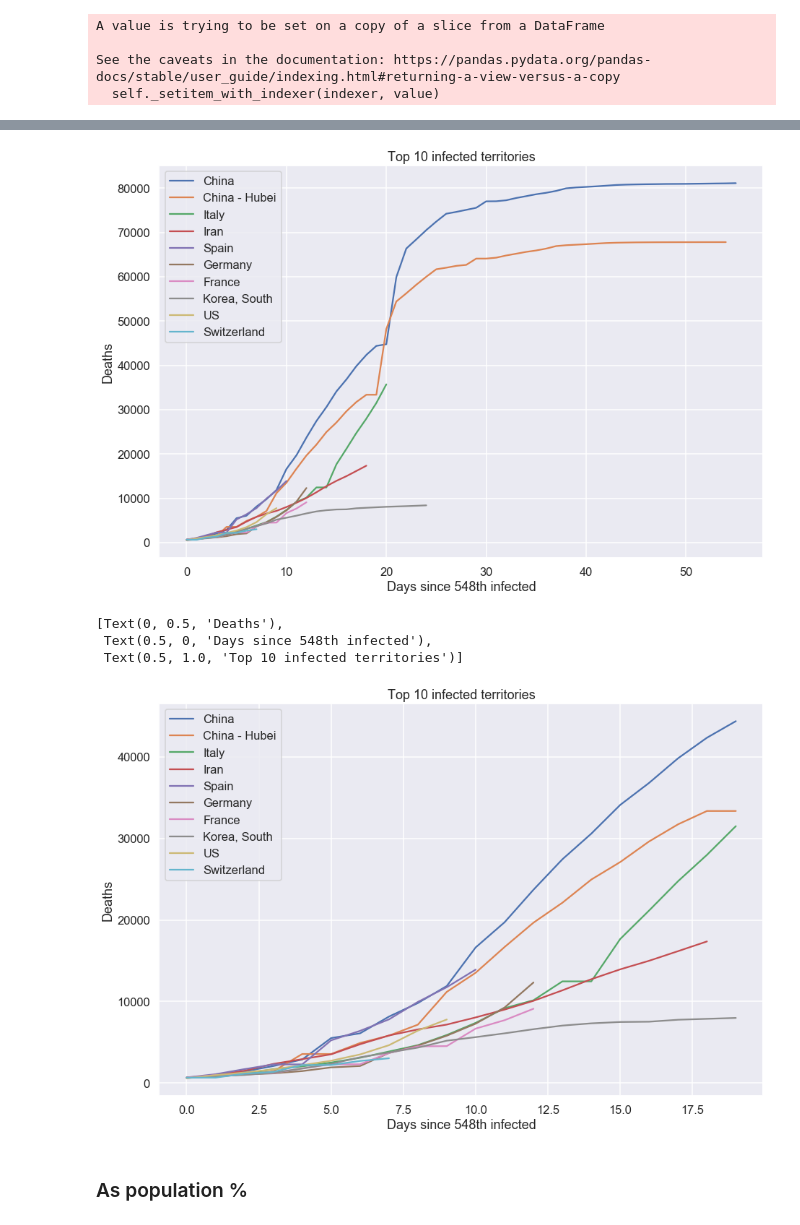
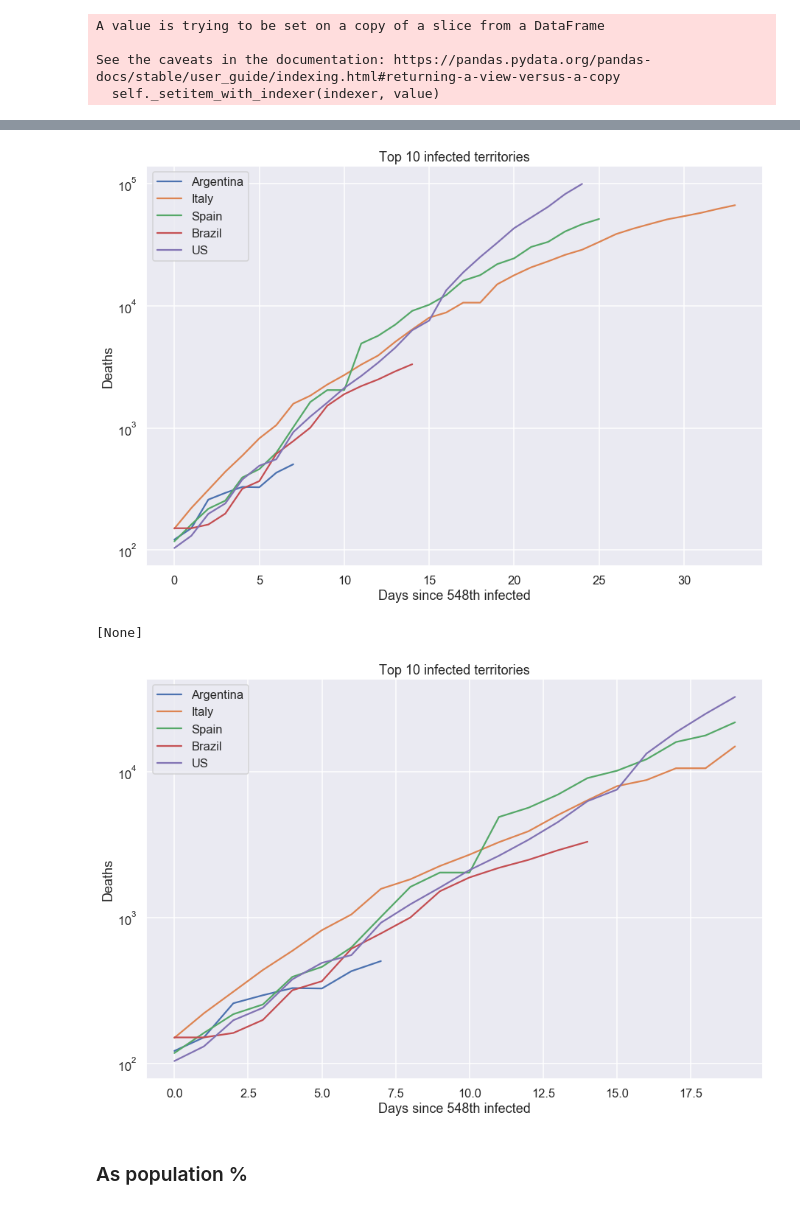
Before and after one commit to bleand/covid-19, a Jupyter notebook: Untitled.ipynb, the cells around one changed output, grey strips where cells are left out. Cells and saved outputs as stored; diff of their text form; code cells hidden in the pictures.

```diff
--- a/Untitled.ipynb
+++ b/Untitled.ipynb
@@ -84,0 +82,17 @@ for key, value in csse.items():
+# %%
+from datetime import timedelta
+for key, value in csse.items():
+    print(key)
+    print(value.shape)
+    missing_countries = set(territories) - set(value.columns)
+    print(missing_countries)
+    for country in missing_countries:
+        value[country] = np.nan
+    value.fillna(0, inplace=True)
+    print(value.shape)
+    while csse[key].shape[0] < csse['confirmed'].shape[0]:
+        new_row = value.iloc[len(value)-1:len(value)]
+        new_row.index += timedelta(days=1)
+        display(new_row)
+        csse[key] = pd.concat([value, new_row])
+    print(value.shape)
@@ -103,9 +139,11 @@ def delta(row, df, country, firstday = 0, days = 1):
         return 0
     else:
         return int(row[country] - df[df.dayofyear == (row.dayofyear - days)][country])
+# %%
+checkpoint = 100
 # %%
 def dayplus(row, df, country):
-    first_day = df[df[country] > 548].dayofyear.min()
+    first_day = df[df[country] > checkpoint].dayofyear.min()
     if np.isnan(first_day) or row.dayofyear <= first_day:
         return 0
     else:
@@ -131,7 +169,7 @@ for key, value in csse.items():
 # %%
 csse['ma'] = csse['absolute'].copy()
 # %%
-window = 5
+window = 2
 for ix, (time, row) in tqdm(enumerate(csse['ma'].iterrows())):
     for key in row.keys():
         if not key.endswith('_daysplus') and key not in ['Date', 'dayofyear']:
@@ -168,26 +206,27 @@ sns.lineplot(data=csse['absolute'][['non-China-Italy']], markers=True, dashes=Tr
 # %%
 plt.figure(figsize=(15, 10))
 sns.set_context("talk")
 #sns.lineplot(data=csse['confirmed'][['non-China-Italy_daily']], markers=True, dashes=False)
 #sns.lineplot(data=csse['recovered'][['non-China-Italy_daily']], markers=False, dashes=True)
-top_10 = list(csse['confirmed'][territories].iloc[len(csse['confirmed'])-1].sort_values(ascending=False).head(10).index)
-#countries = ['China', 'Italy',  'France', 'Germany', 'Iran', 'Korea, South', 'United Kingdom']#'US',
+#top_10 = list(csse['confirmed'][territories].iloc[len(csse['confirmed'])-1].sort_values(ascending=False).head(10).index)
+top_10 = ['Argentina', 'Italy',  'Spain', 'Brazil', 'US']#, 'Iran', 'Korea, South', 'United Kingdom']#'US',
 for c in top_10:
-    ax = sns.lineplot(x=csse['confirmed'][csse['confirmed'][c]>548][c+'_daysplus'],
-                 y=csse['confirmed'][csse['confirmed'][c]>548][c], markers=True, dashes=True, label=c)
+    ax = sns.lineplot(x=csse['absolute'][csse['confirmed'][c]>checkpoint][c+'_daysplus'],
+                 y=csse['absolute'][csse['confirmed'][c]>checkpoint][c], markers=True, dashes=True, label=c)
 ax.set(xlabel='Days since 548th infected', ylabel='Deaths', title='Top 10 infected territories')
+ax.set(yscale="log")
+
 plt.show()
 plt.figure(figsize=(15, 10))
 for c in top_10:
-    ax = sns.lineplot(x=csse['confirmed'][(csse['absolute'][c]>548) & (csse['confirmed'][c+'_daysplus']<20)][c+'_daysplus'],
-                 y=csse['confirmed'][(csse['absolute'][c]>548) & (csse['confirmed'][c+'_daysplus']<20)][c], markers=True, dashes=True, label=c)
+    ax = sns.lineplot(x=csse['absolute'][(csse['absolute'][c]>checkpoint) & (csse['confirmed'][c+'_daysplus']<20)][c+'_daysplus'],
+                 y=csse['absolute'][(csse['absolute'][c]>checkpoint) & (csse['confirmed'][c+'_daysplus']<20)][c], markers=True, dashes=True, label=c)
 ax.set(xlabel='Days since 548th infected', ylabel='Deaths', title='Top 10 infected territories')
+ax.set(yscale="log")
 # %% [output]
-[figure, old version]
+[figure, new version]
-[Text(0, 0.5, 'Deaths'),
- Text(0.5, 0, 'Days since 548th infected'),
- Text(0.5, 1.0, 'Top 10 infected territories')]
+[None]
-[figure, old version]
+[figure, new version]
 # %% [markdown]
 ### As population %
 # %%
```
Also changed, not shown: parts of 20 cells of this notebook.
